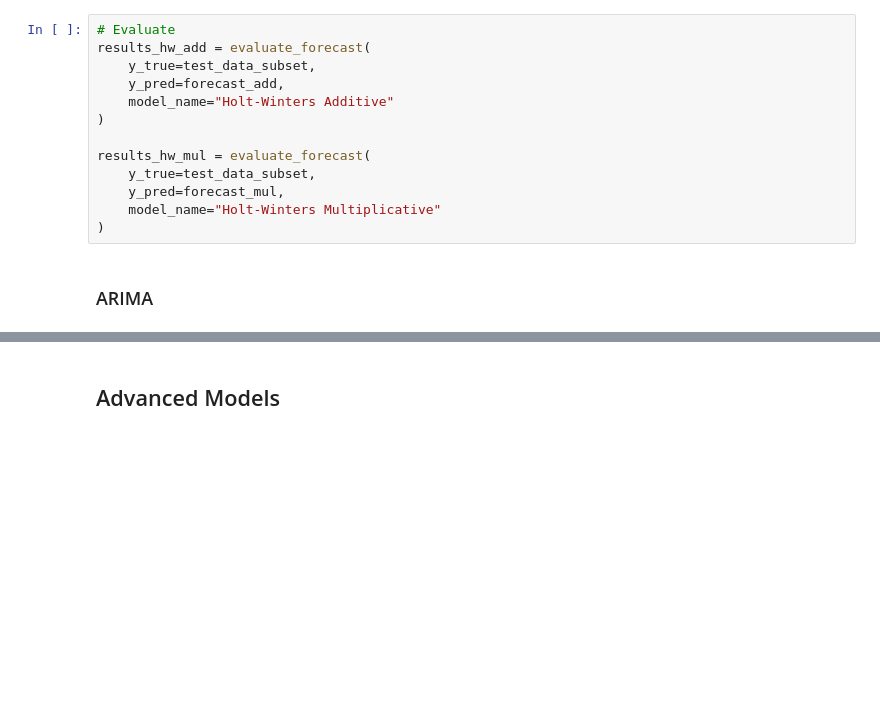
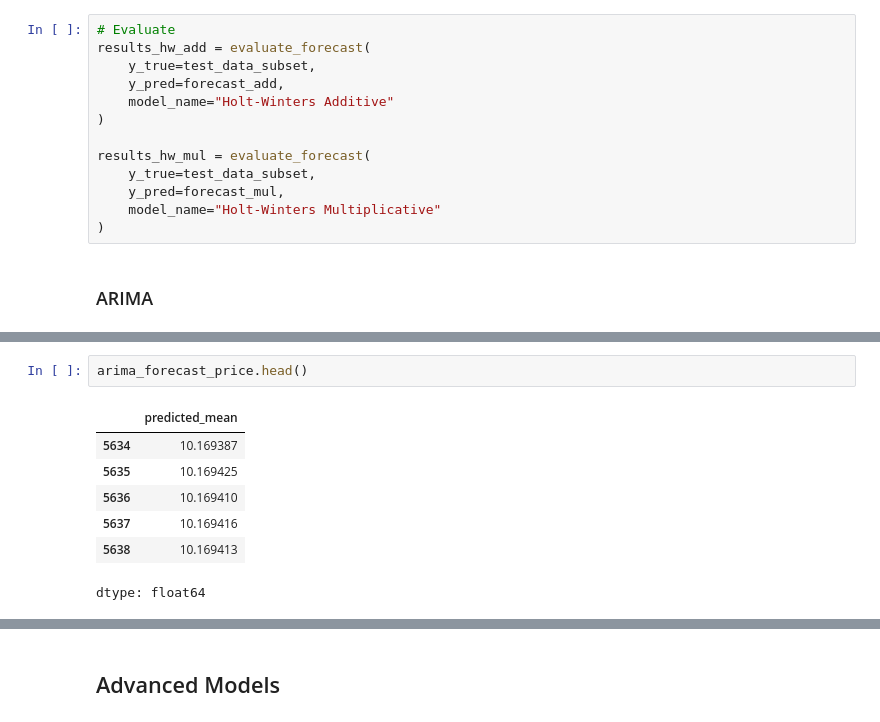
Before and after one commit to Rqkko/time-series-forecasting, a Jupyter notebook: timeSeriesForecasting.ipynb, the cells around one changed output, grey strips where cells are left out. Saved outputs shown, nothing was run; the diff lists cells and outputs as text; blank space fills up the shorter version.

Commit message:
feat: update ARIMA model

```diff
--- a/timeSeriesForecasting.ipynb
+++ b/timeSeriesForecasting.ipynb
@@ -680,0 +693,10 @@ SARIMAX RMSE: 9875.12, MAE: 8954.13
+# %%
+arima_forecast_price.head()
+# %% [output]
+|  | predicted_mean |
+| 5634 | 10.169387 |
+| 5635 | 10.169425 |
+| 5636 | 10.169410 |
+| 5637 | 10.169416 |
+| 5638 | 10.169413 |
+dtype: float64
```
Also changed, not shown: parts of 10 cells of this notebook.
